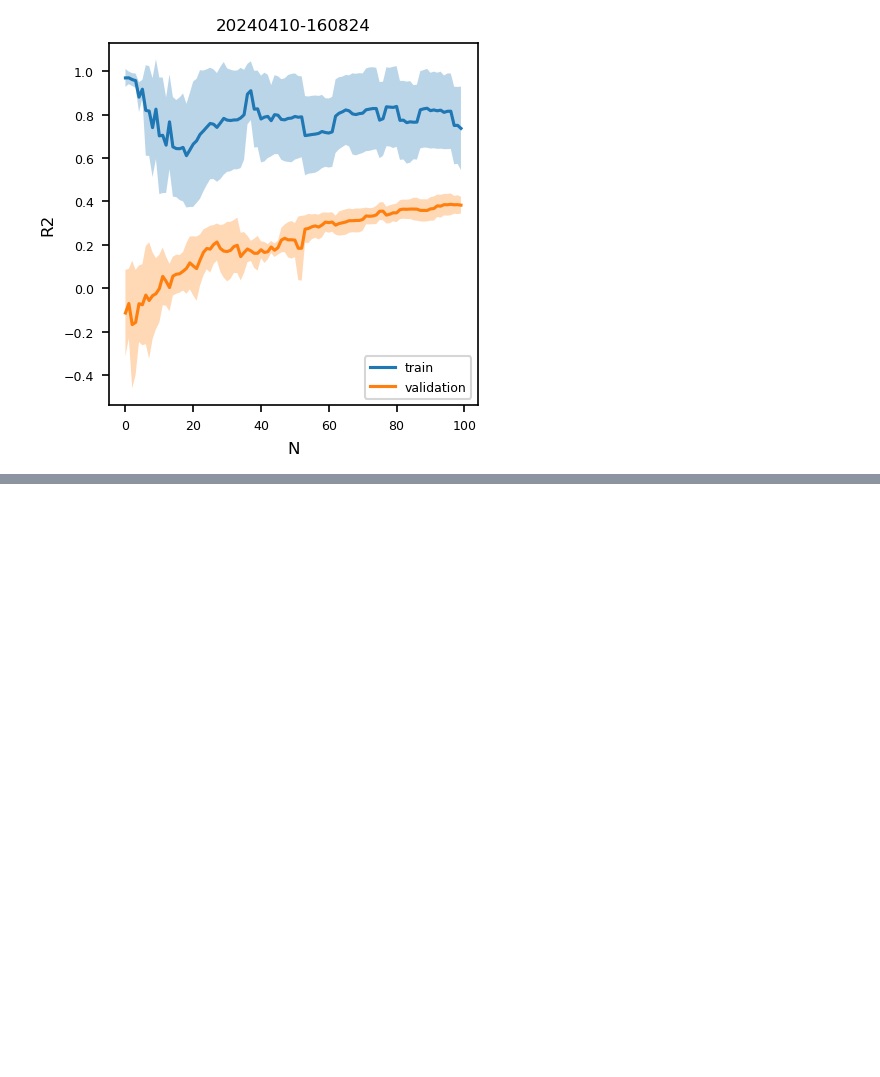
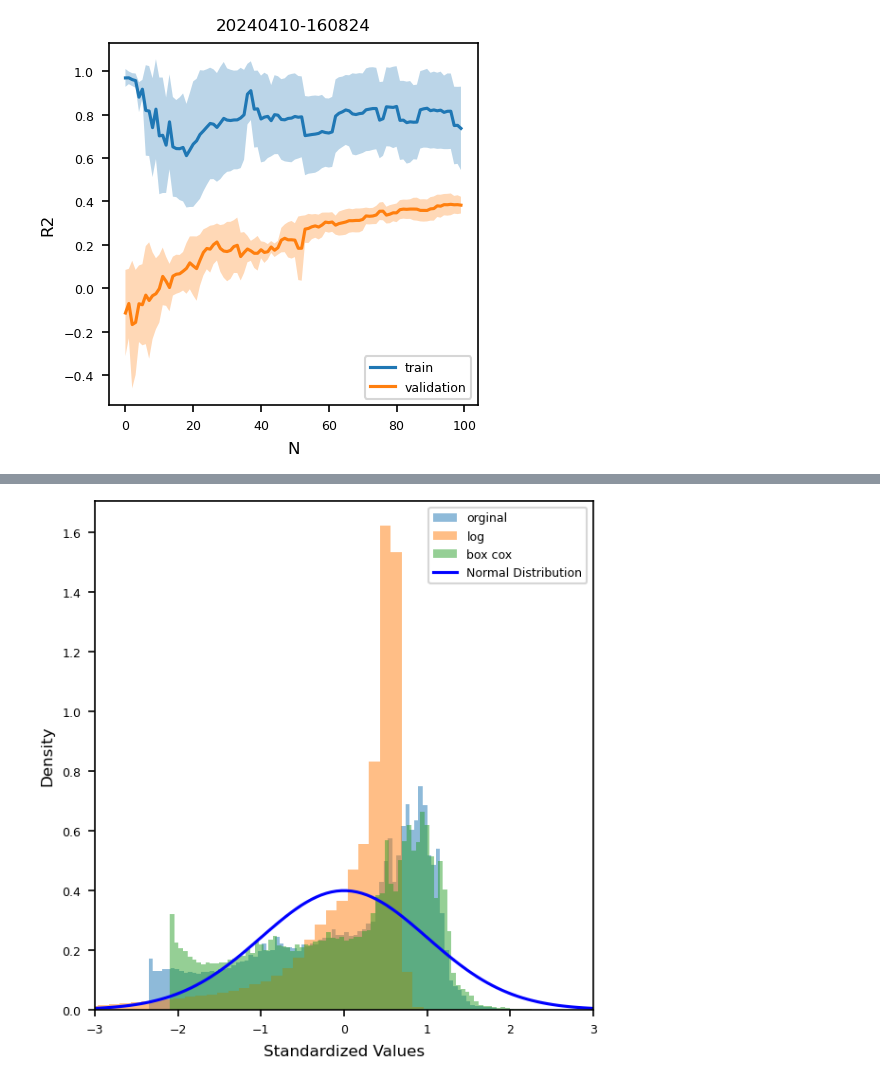
Before and after one commit to stair-lab/bo4ag, a Jupyter notebook: Benchmark/gp_fit_plot.ipynb, the cells around one changed output, grey strips where cells are left out. Saved outputs shown, nothing was run; the diff lists cells and outputs as text; code cells hidden in the pictures; blank space fills up the shorter version.

```diff
--- a/Benchmark/gp_fit_plot.ipynb
+++ b/Benchmark/gp_fit_plot.ipynb
@@ -52,0 +171,29 @@ with plt.rc_context(bundles.icml2022(family="sans-serif", usetex=False, column="
+# %%
+Z = lookup(X)
+Z = cleanZeros(Z)
+
+with plt.rc_context(bundles.icml2022(family="sans-serif", usetex=False, column="full", nrows=2)):
+    plt.figure(figsize=(4,4))
+    Z_prob, Z_bin, _ = plt.hist(stadardize(Z.flatten()), bins=100, density=True, alpha=0.5, label="orginal")
+    Zlog_prob, Zlog_bin, _ = plt.hist(stadardize(torch.log(Z.flatten())), bins=100, density=True, alpha=0.5, label="log")
+
+    fitted_data, fitted_lambda = stats.boxcox(Z.flatten())
+    Zlog_prob, Zlog_bin, _ = plt.hist(stadardize(fitted_data), bins=100, density=True, alpha=0.5, label="box cox")
+
+    mu = 0  # mean
+    sigma = 1  # standard deviation
+    x = np.linspace(mu - 3*sigma, mu + 3*sigma, 100)
+    y = (1/(sigma*np.sqrt(2*np.pi))) * np.exp(-(x-mu)**2 / (2*sigma**2))
+
+    # Plot the normal curve
+    plt.plot(x, y, label='Normal Distribution', color='blue')
+
+    plt.xlim(-3,3)
+    plt.legend()
+
+    plt.xlabel('Standardized Values')
+    plt.ylabel('Density')
+    #plt.title('Histogram ')
+    plt.show()
+# %% [output]
+[figure, added]
```
Also changed, not shown: parts of 9 cells of this notebook.
